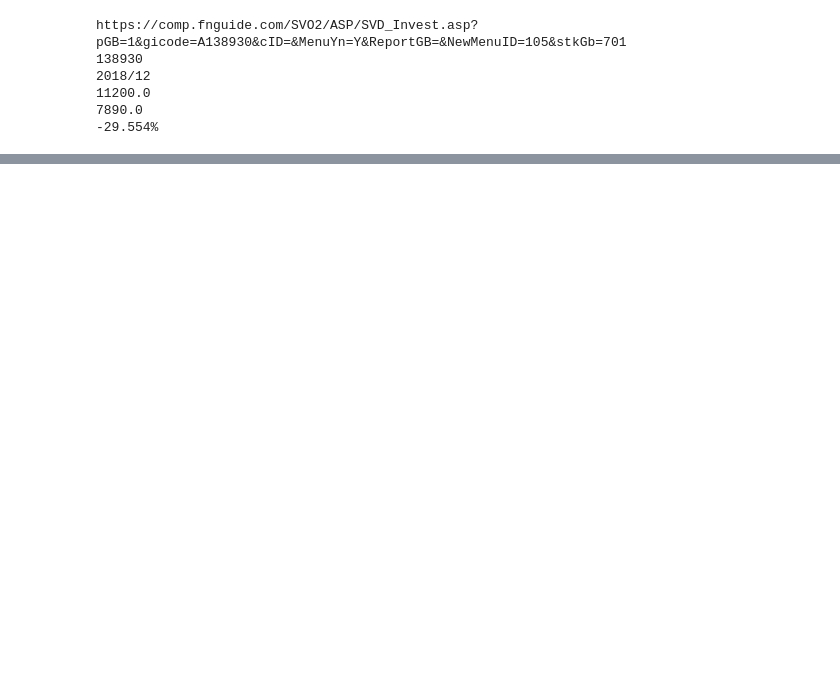
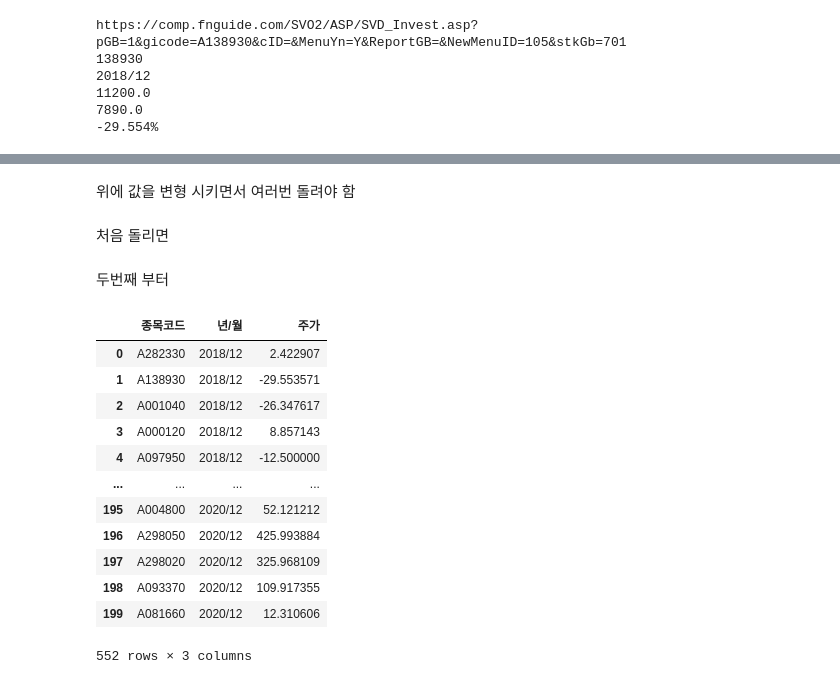
Before and after one commit to sphy1597/Spp_k-digital-2-, a Jupyter notebook: spp.ipynb, the cells around one changed output, grey strips where cells are left out. Saved outputs shown, nothing was run; the diff lists cells and outputs as text; code cells hidden in the pictures; blank space fills up the shorter version.

```diff
--- a/spp.ipynb
+++ b/spp.ipynb
@@ -101,4 +122,6 @@ all_data.to_excel('17-20.xlsx')
 # %%
+#테스트용
+
 code = df.iat[1,1]
 
 url = "https://comp.fnguide.com/SVO2/ASP/SVD_Invest.asp?pGB=1&gicode="+code
@@ -108,9 +131,9 @@ soup = BeautifulSoup(res, "html.parser")
 print(url)
 
 code = soup.select_one("#compBody > div.section.ul_corpinfo > div.corp_group1 > h2:nth-of-type(1)").string
-date = soup.select_one("#compBody > div.section.ul_de > div:nth-of-type(4) > div.um_table > table > thead > tr.th2row_f > th:nth-of-type(2)").string # 18=2, 19=3,
-price =soup.select_one("#compBody > div.section.ul_de > div:nth-of-type(4) > div.um_table > table > tbody > tr:nth-of-type(1) > td:nth-of-type(1)").string # 18=1, 19=3
-nextprice = soup.select_one("#compBody > div.section.ul_de > div:nth-of-type(4) > div.um_table > table > tbody > tr:nth-of-type(1) > td:nth-of-type(3)").string # 18=1, 19=3
+date = soup.select_one("#compBody > div.section.ul_de > div:nth-of-type(4) > div.um_table > table > thead > tr.th2row_f > th:nth-of-type(3)").string # 18=2, 19=3,
+price =soup.select_one("#compBody > div.section.ul_de > div:nth-of-type(4) > div.um_table > table > tbody > tr:nth-of-type(1) > td:nth-of-type(3)").string # 18=1, 19=3
+nextprice = soup.select_one("#compBody > div.section.ul_de > div:nth-of-type(4) > div.um_table > table > tbody > tr:nth-of-type(1) > td:nth-of-type(5)").string # 18=1, 19=3
 price = float(price.replace(',', ''))
 nextprice = float(nextprice.replace(',', ''))
 per = ((nextprice - price)/price)*100
@@ -163,0 +177,4 @@ stock_per =
+# %% [markdown]
+위에 값을 변형 시키면서 여러번 돌려야 함
+# %% [markdown]
+처음 돌리면
@@ -163,0 +184,20 @@ stock_per =
+# %% [markdown]
+두번째 부터
+# %%
+# 19년 이후면 위에서 넣은 18년 아래에 합치기
+stock_data = pd.concat([stock_data,stock_price])
+stock_data
+# %% [output]
+|  | 종목코드 | 년/월 | 주가 |
+| 0 | A282330 | 2018/12 | 2.422907 |
+| 1 | A138930 | 2018/12 | -29.553571 |
+| 2 | A001040 | 2018/12 | -26.347617 |
+| 3 | A000120 | 2018/12 | 8.857143 |
+| 4 | A097950 | 2018/12 | -12.500000 |
+| ... | ... | ... | ... |
+| 195 | A004800 | 2020/12 | 52.121212 |
+| 196 | A298050 | 2020/12 | 425.993884 |
+| 197 | A298020 | 2020/12 | 325.968109 |
+| 198 | A093370 | 2020/12 | 109.917355 |
+| 199 | A081660 | 2020/12 | 12.310606 |
+552 rows × 3 columns
```
Also changed, not shown: parts of 27 cells of this notebook.
